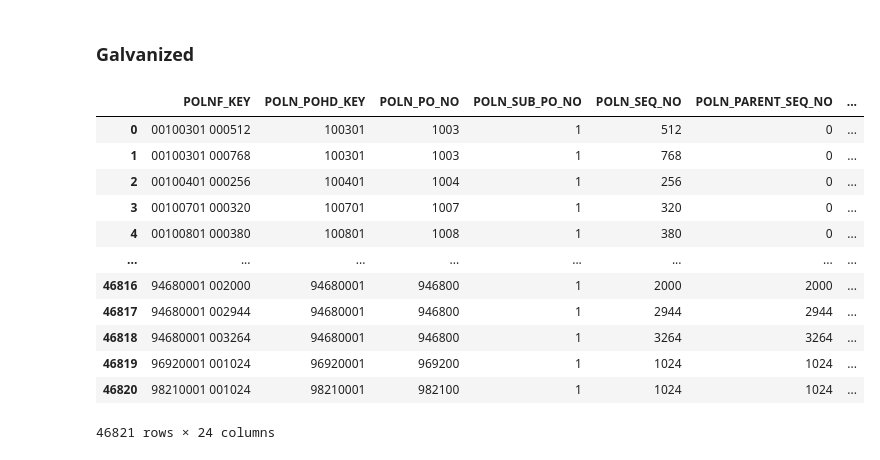
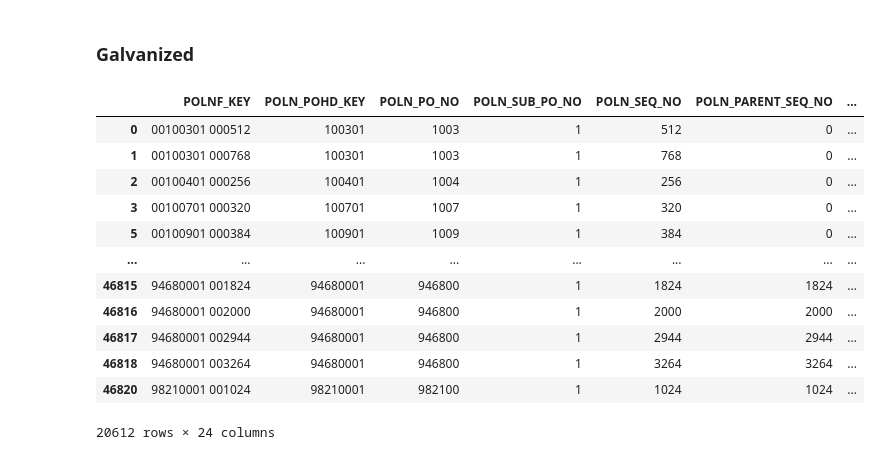
Before and after one commit to pedrokawa19/Senior_Design_7, a Jupyter notebook: code/python/sandbox/sandbox.ipynb, the cells around one changed output. Drawn from its saved outputs; the diff is of its cells as text; code cells hidden in the pictures.

```diff
--- a/code/python/sandbox/sandbox.ipynb
+++ b/code/python/sandbox/sandbox.ipynb
@@ -394,18 +387,23 @@ Use cost, rather than sales revenue, for both COGS and inventory valuation. When
 # %% [markdown]
 ### Galvanized
 # %%
-display(po_history_lines_clean_df)
+galv_po_lines_df = (po_history_lines_clean_df
+                    .loc[
+                        (po_history_lines_clean_df['POLN_ITEM_CLASS_NO'] == '61')
+                        & (po_history_lines_clean_df['POLN_ITEM_DESC_PREF'] == 'GALV')])
+
+galv_po_lines_df
 # %% [output]
 |  | POLNF_KEY | POLN_POHD_KEY | POLN_PO_NO | POLN_SUB_PO_NO | POLN_SEQ_NO | POLN_PARENT_SEQ_NO | ... |
 | 0 | 00100301 000512 | 100301 | 1003 | 1 | 512 | 0 | ... |
 | 1 | 00100301 000768 | 100301 | 1003 | 1 | 768 | 0 | ... |
 | 2 | 00100401 000256 | 100401 | 1004 | 1 | 256 | 0 | ... |
 | 3 | 00100701 000320 | 100701 | 1007 | 1 | 320 | 0 | ... |
-| 4 | 00100801 000380 | 100801 | 1008 | 1 | 380 | 0 | ... |
+| 5 | 00100901 000384 | 100901 | 1009 | 1 | 384 | 0 | ... |
 | ... | ... | ... | ... | ... | ... | ... | ... |
+| 46815 | 94680001 001824 | 94680001 | 946800 | 1 | 1824 | 1824 | ... |
 | 46816 | 94680001 002000 | 94680001 | 946800 | 1 | 2000 | 2000 | ... |
 | 46817 | 94680001 002944 | 94680001 | 946800 | 1 | 2944 | 2944 | ... |
 | 46818 | 94680001 003264 | 94680001 | 946800 | 1 | 3264 | 3264 | ... |
-| 46819 | 96920001 001024 | 96920001 | 969200 | 1 | 1024 | 1024 | ... |
 | 46820 | 98210001 001024 | 98210001 | 982100 | 1 | 1024 | 1024 | ... |
-46821 rows × 24 columns
+20612 rows × 24 columns
```
Also changed, not shown: parts of 8 cells of this notebook, 9 other files.
